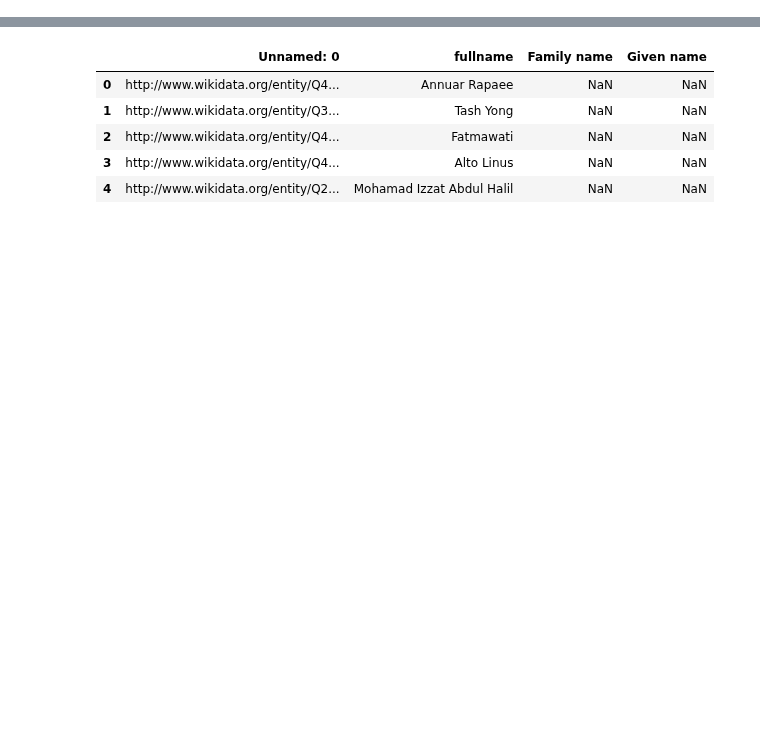
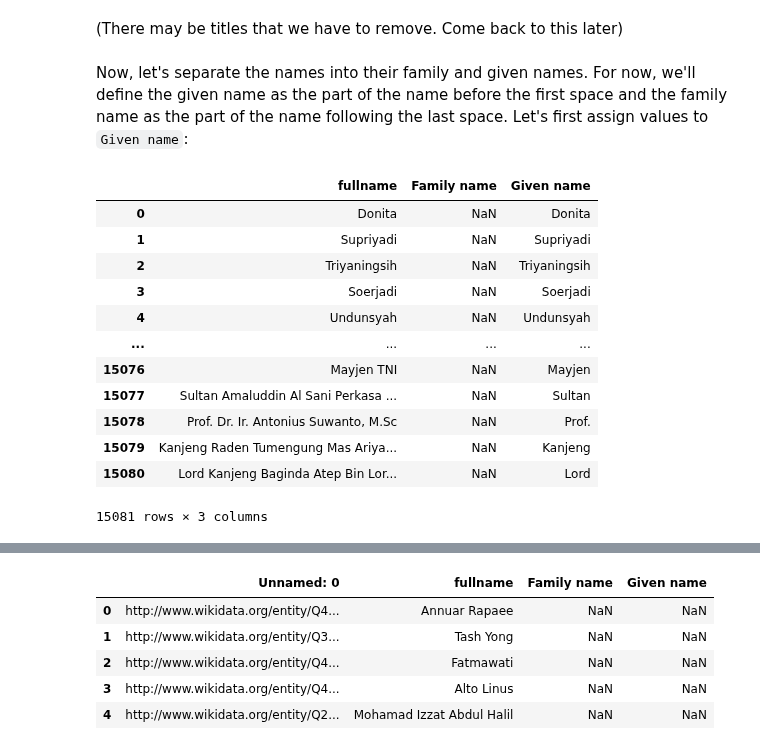
Before and after one commit to Exiger-project/Name_Of_Origin_Project-, a Jupyter notebook: IndoMalayNames.ipynb, the cells around one changed output, grey strips where cells are left out. Saved outputs shown, nothing was run; the diff lists cells and outputs as text; code cells hidden in the pictures; blank space fills up the shorter version.

```diff
--- a/IndoMalayNames.ipynb
+++ b/IndoMalayNames.ipynb
@@ -13,0 +131,5 @@ df_indo.head()
+# %%
+df_indo['fullname'] = df_indo['fullname'].apply(lambda name: name if name.find('(') == -1 else name[:name.find('(')])
+non_alnum_names_indo = [name for name in df_indo['fullname'] if not str.isalnum(name.replace(' ', ''))]
+print(len(non_alnum_names_indo))
+non_alnum_names_indo
@@ -13,0 +155,21 @@ df_indo.head()
+# %% [markdown]
+(There may be titles that we have to remove. Come back to this later)
+# %% [markdown]
+Now, let's separate the names into their family and given names. For now, we'll define the given name as the part of the name before the first space and the family name as the part of the name following the last space. Let's first assign values to `Given name`:
+# %%
+df_indo['Given name'] = df_indo['fullname'].apply(lambda name: name if name.find(' ') == -1 else name[:name.find(' ')])
+df_indo
+# %% [output]
+|  | fullname | Family name | Given name |
+| 0 | Donita | NaN | Donita |
+| 1 | Supriyadi | NaN | Supriyadi |
+| 2 | Triyaningsih | NaN | Triyaningsih |
+| 3 | Soerjadi | NaN | Soerjadi |
+| 4 | Undunsyah | NaN | Undunsyah |
+| ... | ... | ... | ... |
+| 15076 | Mayjen TNI | NaN | Mayjen |
+| 15077 | Sultan Amaluddin Al Sani Perkasa ... | NaN | Sultan |
+| 15078 | Prof. Dr. Ir. Antonius Suwanto, M.Sc | NaN | Prof. |
+| 15079 | Kanjeng Raden Tumengung Mas Ariya... | NaN | Kanjeng |
+| 15080 | Lord Kanjeng Baginda Atep Bin Lor... | NaN | Lord |
+15081 rows × 3 columns
```
Also changed, not shown: parts of 53 cells of this notebook.
